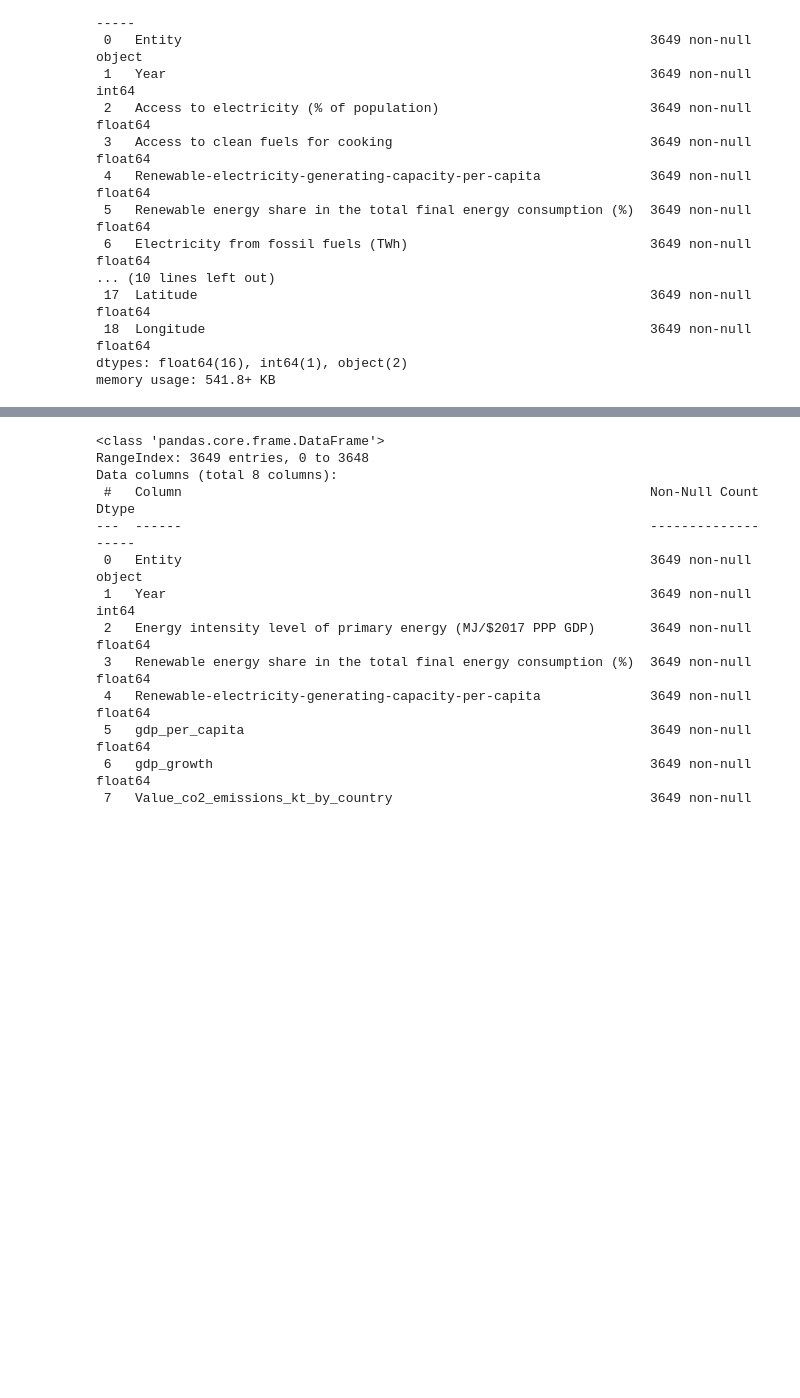
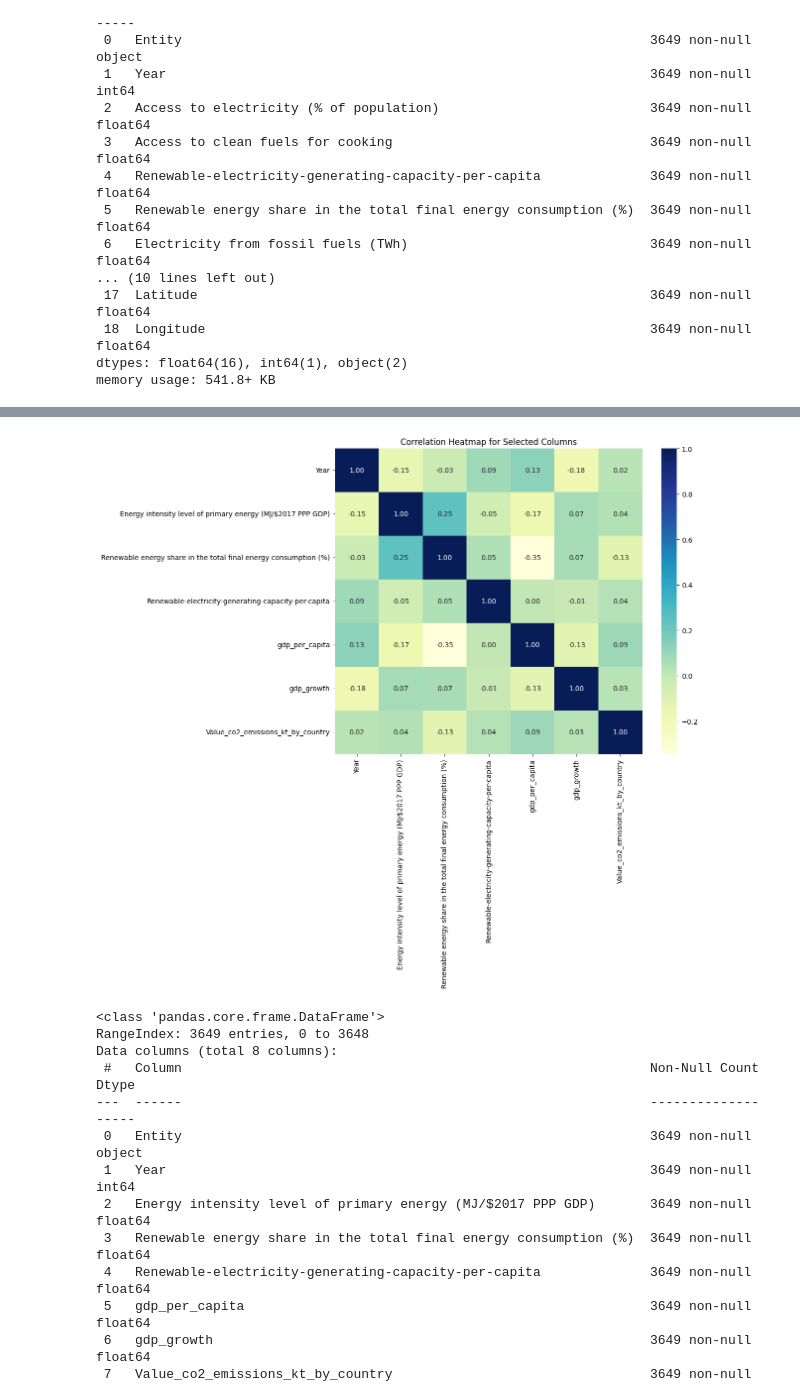
Before and after one commit to mnoriega-mx/energy-efficiency-trends, a Jupyter notebook: energy_efficiency_trends.ipynb, the cells around one changed output, grey strips where cells are left out. Drawn from its saved outputs; the diff is of its cells as text; code cells hidden in the pictures; blank space fills up the shorter version.

```diff
--- a/energy_efficiency_trends.ipynb
+++ b/energy_efficiency_trends.ipynb
@@ -227,3 +226,14 @@ selected_columns = [
 
 # Filter dataset
 df_focus = df[selected_columns]
+# %%
+# Correlation check for selected columns
+Corr_Factors_Focus = df_focus.corr(numeric_only=True)
+display(Corr_Factors_Focus)
+
+# Heatmap for selected columns
+plt.figure(figsize=(10, 8))
+sns.heatmap(Corr_Factors_Focus, cmap='YlGnBu', annot=True, fmt=".2f")
+plt.title("Correlation Heatmap for Selected Columns")
+plt.show()
+# %% [output]
@@ -230,3 +248,4 @@ df_focus = df[selected_columns]
+[figure, added]
 # %%
 df_focus.info()
 # %% [output]
```
Also changed, not shown: parts of 2 cells of this notebook.
